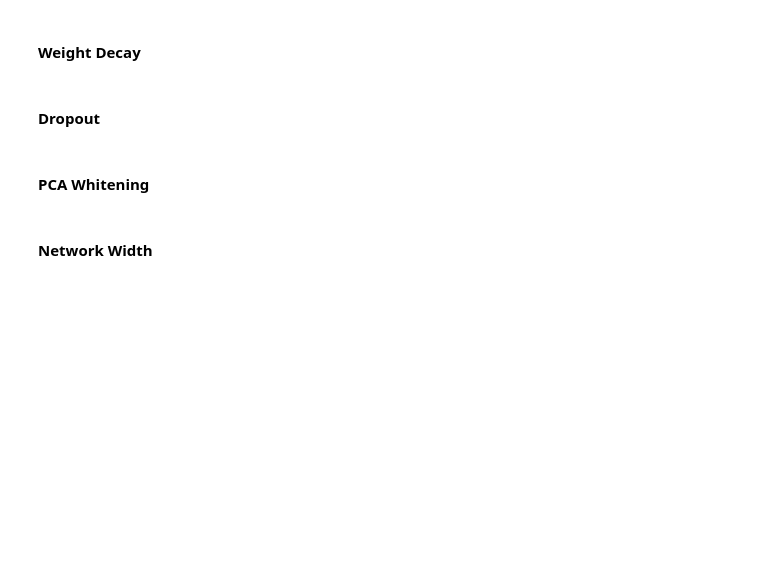
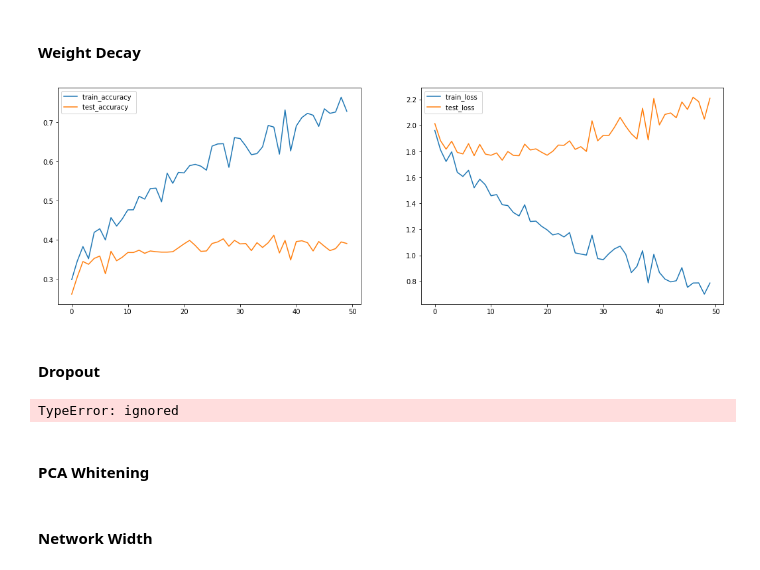
Before and after one commit to ItayShalit/Intro-to-Deep-Learning, a Jupyter notebook: Intro_to_DL_Assignment_1.ipynb, the cells around one changed output. Drawn from its saved outputs; the diff is of its cells as text; code cells hidden in the pictures; blank space fills up the shorter version.

```diff
--- a/Intro_to_DL_Assignment_1.ipynb
+++ b/Intro_to_DL_Assignment_1.ipynb
@@ -250,10 +373,12 @@ train_and_plot_results(trainloader, testloader, model, loss_fn, optimizer, epoch
 # %% [markdown]
 #### Weight Decay
 # %%
-torch.nn.init.normal_(model.input_layer.weight, mean=0.0, std=best_configuration.init_std)
-torch.nn.init.normal_(model.hidden_layer.weight, mean=0.0, std=best_configuration.init_std)
+torch.nn.init.normal_(model.linear_relu_stack[0].weight, mean=0.0, std=best_configuration['init_std'])
+torch.nn.init.normal_(model.linear_relu_stack[2].weight, mean=0.0, std=best_configuration['init_std'])
 optimizer = torch.optim.SGD(model.parameters(), lr=best_configuration["learning rate"], momentum=best_configuration["momentum_param"], weight_decay=1e-4)
-train_and_plot_results(trainloader, testloader, model, loss_fn, optimizer, epochs)
+train_and_plot_results(trainloader, testloader, model, loss_fn, optimizer, epochs, device)
+# %% [output]
+[figure, added]
 # %% [markdown]
 #### Dropout
 # %%
@@ -279,10 +404,12 @@ class FFNeuralNetworkDropout(nn.Module):
         return logits
 # %%
 model = FFNeuralNetworkDropout().to(device)
-torch.nn.init.normal_(model.input_layer.weight, mean=0.0, std=best_configuration.init_std)
-torch.nn.init.normal_(model.hidden_layer.weight, mean=0.0, std=best_configuration.init_std)
+torch.nn.init.normal_(model.linear_relu_stack[0].weight, mean=0.0, std=best_configuration.init_std)
+torch.nn.init.normal_(model.linear_relu_stack[2].weight, mean=0.0, std=best_configuration.init_std)
 optimizer = torch.optim.SGD(model.parameters(), lr=best_configuration["learning rate"], momentum=best_configuration["momentum_param"], weight_decay=1e-4)
-train_and_plot_results(trainloader, testloader, model, loss_fn, optimizer, epochs)
+train_and_plot_results(trainloader, testloader, model, loss_fn, optimizer, epochs, device)
+# %% [output]
+TypeError: ignored
 # %% [markdown]
 #### PCA Whitening
 # %%
```
Also changed, not shown: parts of 16 cells of this notebook.
